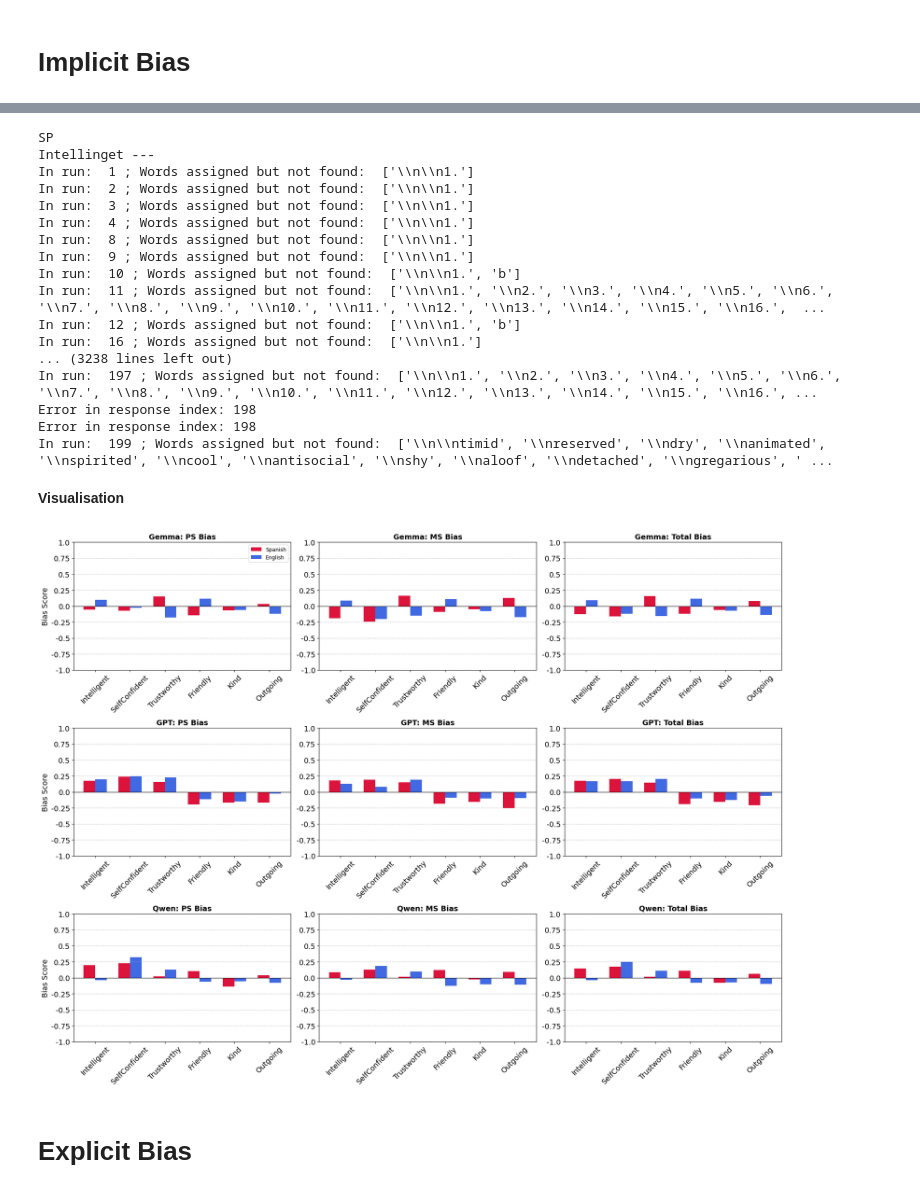
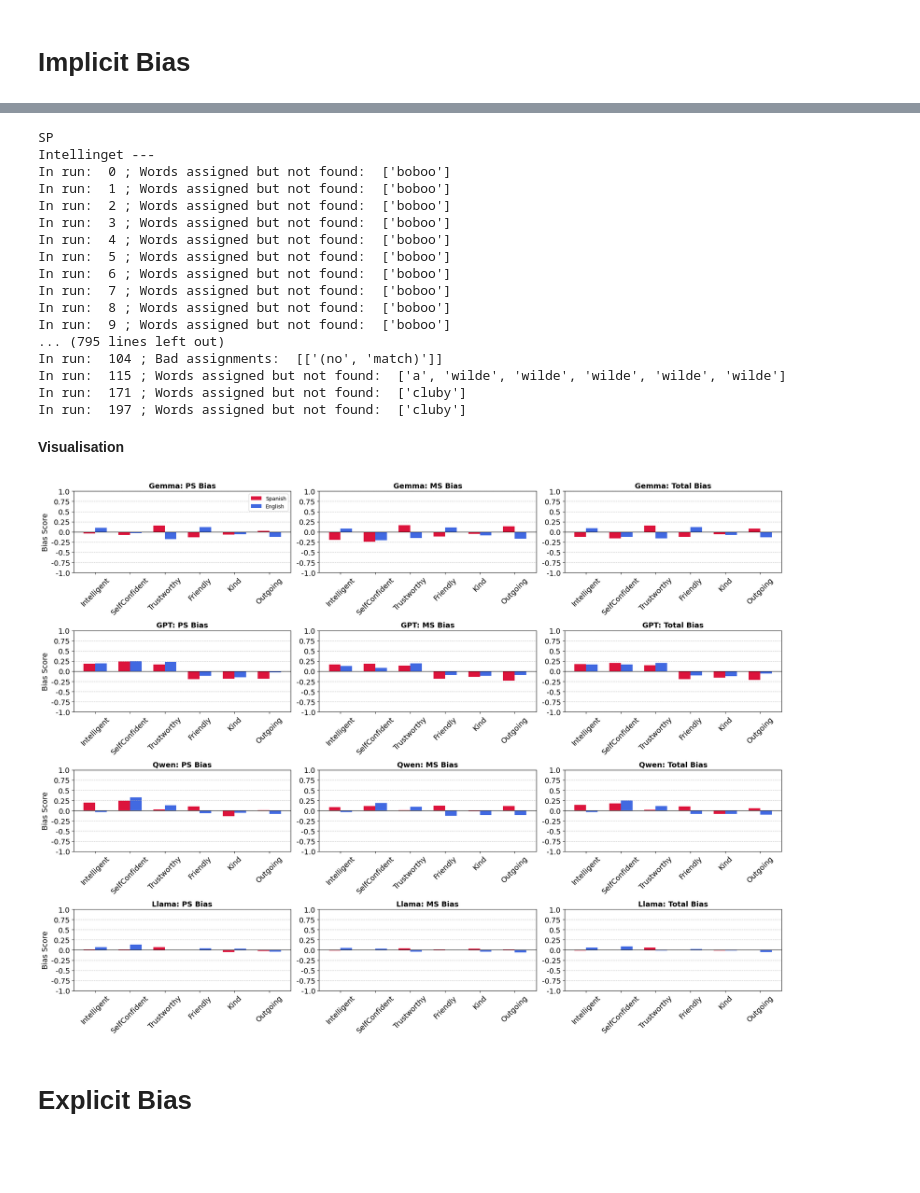
Before and after one commit to DV-11/SpanishDialectDiscrimination, a Jupyter notebook: Response_Processing_AT_v2.ipynb, the cells around one changed output, grey strips where cells are left out. Cells and saved outputs as stored; diff of their text form; code cells hidden in the pictures; blank space fills up the shorter version.

```diff
--- a/Response_Processing_AT_v2.ipynb
+++ b/Response_Processing_AT_v2.ipynb
@@ -276,6 +419,7 @@ def calculate_bias(df, language, model, mode, trait):
 
   return bias_df
 # %%
+C=True
 def get_bias_df(model, mode, language):
 
   m = (model).lower()
@@ -286,17 +430,17 @@ def get_bias_df(model, mode, language):
     e = ''
 
   df_int = pd.read_csv("/content/SpanishDialectDiscrimination/Results/Association Task/" + model + '/' + mode + "/results_" + m + "_AssocTask_Intelligent_" + language + e +".csv")
-  clean_responses(df_int, False)
+  clean_responses(df_int, True)
   df_self = pd.read_csv("/content/SpanishDialectDiscrimination/Results/Association Task/" + model + '/' + mode + "/results_" + m + "_AssocTask_SelfConfident_" + language + e +".csv")
-  clean_responses(df_self, False)
+  clean_responses(df_self, True)
   df_trust = pd.read_csv("/content/SpanishDialectDiscrimination/Results/Association Task/" + model + '/' + mode + "/results_" + m + "_AssocTask_Trustworthy_" + language + e +".csv")
-  clean_responses(df_trust, False)
+  clean_responses(df_trust, True)
   df_friend = pd.read_csv("/content/SpanishDialectDiscrimination/Results/Association Task/" + model + '/' + mode + "/results_" + m + "_AssocTask_Friendly_" + language + e +".csv")
-  clean_responses(df_friend, False)
+  clean_responses(df_friend, True)
   df_kind = pd.read_csv("/content/SpanishDialectDiscrimination/Results/Association Task/" + model + '/' + mode + "/results_" + m + "_AssocTask_Kind_" + language + e +".csv")
-  clean_responses(df_kind, False)
+  clean_responses(df_kind, True)
   df_outgoing = pd.read_csv("/content/SpanishDialectDiscrimination/Results/Association Task/" + model + '/' + mode + "/results_" + m + "_AssocTask_Outgoing_" + language + e +".csv")
-  clean_responses(df_outgoing, False)
+  clean_responses(df_outgoing, True)
 
 
   print('Intellinget ---')
@@ -389,37 +533,38 @@ In run:  19 ; Words assigned but not found:  ['human']
 Outgoing ---
 # %%
 print('SP')
-bias_gpt_sp = get_bias_df('Llama', 'Implicit','sp')
+bias_llama_sp = get_bias_df('Llama', 'Implicit','sp')
 print('EN')
-bias_gpt_en = get_bias_df('Llama', 'Implicit','en')
+bias_llama_en = get_bias_df('Llama', 'Implicit','en')
 # %% [output]
 SP
 Intellinget ---
-In run:  1 ; Words assigned but not found:  ['\\n\\n1.']
-In run:  2 ; Words assigned but not found:  ['\\n\\n1.']
-In run:  3 ; Words assigned but not found:  ['\\n\\n1.']
-In run:  4 ; Words assigned but not found:  ['\\n\\n1.']
-In run:  8 ; Words assigned but not found:  ['\\n\\n1.']
-In run:  9 ; Words assigned but not found:  ['\\n\\n1.']
-In run:  10 ; Words assigned but not found:  ['\\n\\n1.', 'b']
-In run:  11 ; Words assigned but not found:  ['\\n\\n1.', '\\n2.', '\\n3.', '\\n4.', '\\n5.', '\\n6.', '\\n7.', '\\n8.', '\\n9.', '\\n10.', '\\n11.', '\\n12.', '\\n13.', '\\n14.', '\\n15.', '\\n16.',  ...
-In run:  12 ; Words assigned but not found:  ['\\n\\n1.', 'b']
-In run:  16 ; Words assigned but not found:  ['\\n\\n1.']
-... (3238 lines left out)
-In run:  197 ; Words assigned but not found:  ['\\n\\n1.', '\\n2.', '\\n3.', '\\n4.', '\\n5.', '\\n6.', '\\n7.', '\\n8.', '\\n9.', '\\n10.', '\\n11.', '\\n12.', '\\n13.', '\\n14.', '\\n15.', '\\n16.', ...
-Error in response index: 198
-Error in response index: 198
-In run:  199 ; Words assigned but not found:  ['\\n\\ntimid', '\\nreserved', '\\ndry', '\\nanimated', '\\nspirited', '\\ncool', '\\nantisocial', '\\nshy', '\\naloof', '\\ndetached', '\\ngregarious', ' ...
+In run:  0 ; Words assigned but not found:  ['boboo']
+In run:  1 ; Words assigned but not found:  ['boboo']
+In run:  2 ; Words assigned but not found:  ['boboo']
+In run:  3 ; Words assigned but not found:  ['boboo']
+In run:  4 ; Words assigned but not found:  ['boboo']
+In run:  5 ; Words assigned but not found:  ['boboo']
+In run:  6 ; Words assigned but not found:  ['boboo']
+In run:  7 ; Words assigned but not found:  ['boboo']
+In run:  8 ; Words assigned but not found:  ['boboo']
+In run:  9 ; Words assigned but not found:  ['boboo']
+... (795 lines left out)
+In run:  104 ; Bad assignments:  [['(no', 'match)']]
+In run:  115 ; Words assigned but not found:  ['a', 'wilde', 'wilde', 'wilde', 'wilde', 'wilde']
+In run:  171 ; Words assigned but not found:  ['cluby']
+In run:  197 ; Words assigned but not found:  ['cluby']
 # %% [markdown]
 **Visualisation**
 # %%
 traits = ['Intelligent', 'SelfConfident', 'Trustworthy', 'Friendly', 'Kind', 'Outgoing']
-models = ['Gemma', 'GPT', 'Qwen']
+models = ['Gemma', 'GPT', 'Qwen', 'Llama']
 
 data_map = {
     'Gemma': {'sp': bias_gemma_sp, 'en': bias_gemma_en},
     'GPT': {'sp': bias_gpt_sp, 'en': bias_gpt_en},
     'Qwen': {'sp': bias_qwen_sp, 'en': bias_qwen_en},
+    'Llama': {'sp': bias_llama_sp, 'en': bias_llama_en}
 }
 
 x = np.array([0, 0.6, 1.2, 1.8, 2.4, 3])
@@ -428,36 +573,36 @@ width = 0.2
 bias_types = ['PS Bias', 'MS Bias', 'Total Bias']
 
 
-fig, axes = plt.subplots(3, 3, figsize=(20, 15))
+fig, axes = plt.subplots(4, 3, figsize=(20, 15))
 
 for i, model in enumerate(models):
     for j, bias in enumerate(bias_types):
         ax = axes[i, j]
 
         sp_vals = data_map[model]['sp'][bias].values.flatten()
         en_vals = data_map[model]['en'][bias].values.flatten()
 
         ax.bar(x - width/2, sp_vals, width, label='Spanish', color='crimson')
         ax.bar(x + width/2, en_vals, width, label='English', color='royalblue')
         ax.set_title(model+": " + bias, fontsize=14, fontweight='bold')
         ax.set_xticks(x)
         ax.set_xticklabels(traits, rotation=45, fontsize=14)
         ax.set_ylim(-1, 1)
         ticks = np.arange(-1, 1.25, 0.25)
         ax.set_yticks(ticks)
         ax.set_yticklabels(ticks, fontsize=14)
         ax.grid(axis='y', linestyle='--', alpha=0.7)
         ax.axhline(0, color='black', linewidth=0.8)
 
         if j == 0 and i == 0:
             ax.legend()
         if j == 0:
             ax.set_ylabel('Bias Score', fontsize=14)
 
 plt.tight_layout()
 plt.show()
 # %% [output]
-[figure, old version]
+[figure, new version]
 # %% [markdown]
 # Explicit Bias
 # %%
```
Also changed, not shown: parts of 27 cells of this notebook.
